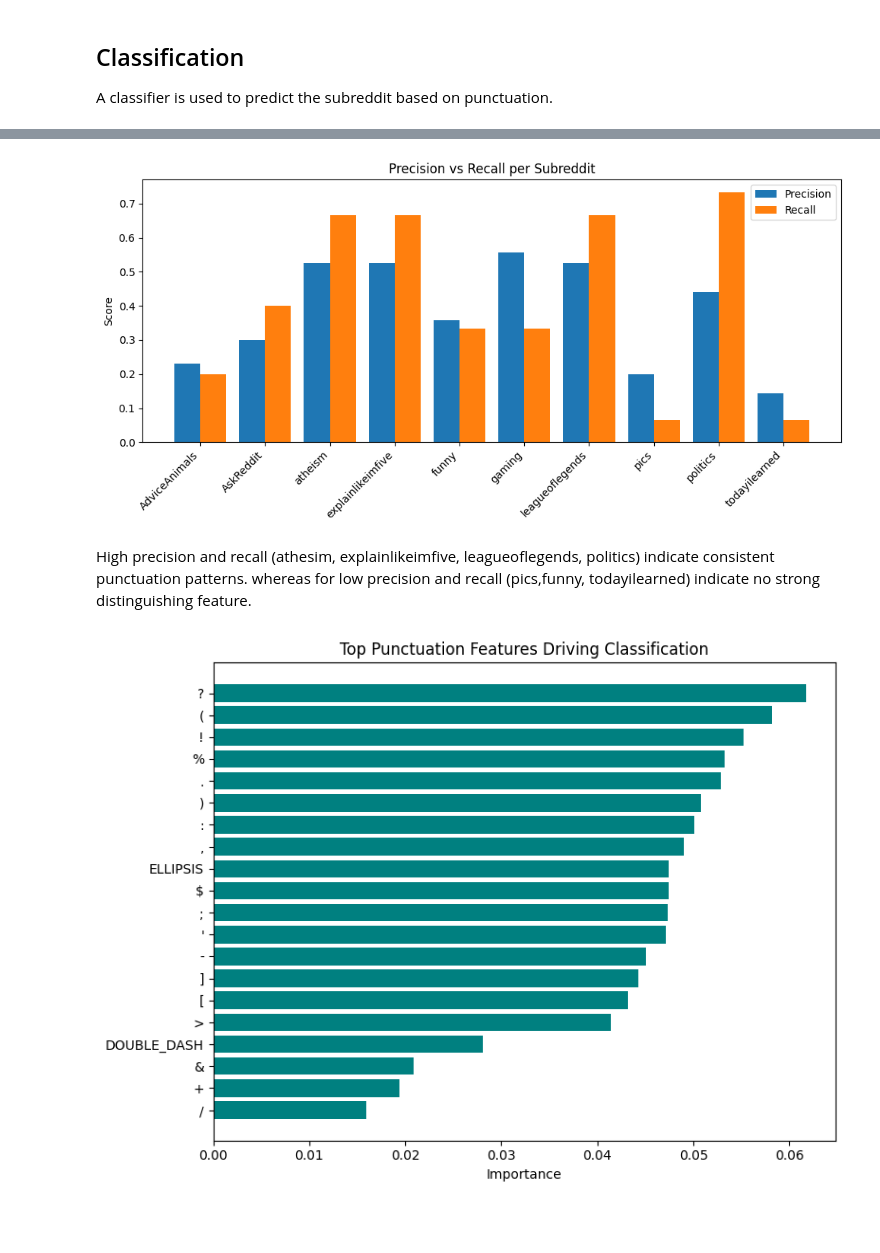
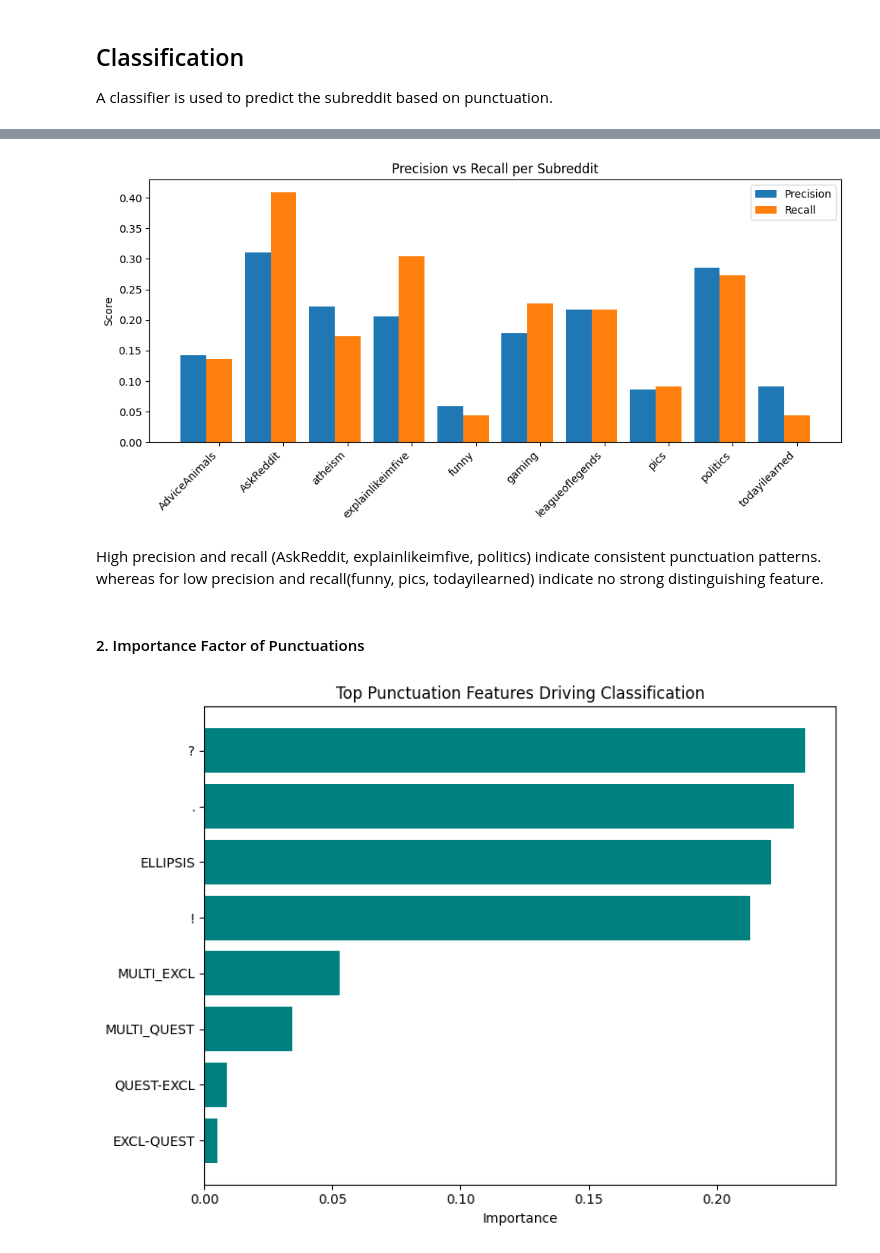
Before and after one commit to deanne-julia-luis/docana-project-Expressive-Punctuation-Patterns, a Jupyter notebook: code/ExpPunct.ipynb, the cells around one changed output, grey strips where cells are left out. Drawn from its saved outputs; the diff is of its cells as text; code cells hidden in the pictures; blank space fills up the shorter version.

```diff
--- a/code/ExpPunct.ipynb
+++ b/code/ExpPunct.ipynb
@@ -161,7 +162,7 @@ def get_avg_words_between_punct(subreddit):
         tokens = get_tokens(text)
         words_since_punct = 0
         for token in tokens:
-            if token in string.punctuation:
+            if token in BASE_PUNCT or any(re.fullmatch(p, token) for p in EXPRESSIVE_PATTERNS.values()):
                 total_intervals += 1
                 total_words += words_since_punct
                 words_since_punct = 0
@@ -441,19 +427,0 @@ LinearSVC assumes that subreddits can be separated by relatively simple linear r
-# %%
-from sklearn.svm import LinearSVC
-
-clf = LinearSVC(
-    random_state=42,
-    max_iter=5000
-)
-
-clf.fit(X_train, y_train)
-
-svc_pred = clf.predict(X_test)
-
-print("\033[1;35m")  # bold magenta
-print("╔" + "═"*40 + "╗")
-print("║      CLASSIFICATION REPORT".center(40) + "║")
-print("╚" + "═"*40 + "╝")
-print("\033[0m")  # reset
-print("Accuracy:", accuracy_score(y_test, svc_pred))
-print(classification_report(y_test, svc_pred))
@@ -480,0 +491,7 @@ A higher accuracy was achieved with Random Forest Classifier suggesting that pun
+# %%
+y = punct_df["subreddit"]
+
+EXPRESSIVE_FEATURES = list(EXPRESSIVE_PATTERNS.keys())+ list(BASE_PUNCT)
+X = punct_df.drop(columns=["subreddit", "group_id"])
+
+cl_res = evaluate_models(X, y, "Expressive Features")
@@ -484,7 +523,14 @@ We only consider the results from Random Forest Classification for visualization
 # %%
-report = classification_report(y_test, rf_pred, output_dict=True)
+rf = cl_res["rf_model"]
+rf_pred = cl_res["rf_pred"]
+y_test = cl_res["y_test"]
 
-classes = list(report.keys())[:-3]  # ignore avg rows
+labels = sorted(set(y))
+
+# REMOVE labels=labels and target_names=labels
+report = classification_report(y_test, rf_pred, output_dict=True, zero_division=0)
+
+classes = list(report.keys())[:-3]  # ignore accuracy, macro avg, weighted avg
 
 precision = [report[c]['precision'] for c in classes]
 recall = [report[c]['recall'] for c in classes]
@@ -492,8 +538,8 @@ recall = [report[c]['recall'] for c in classes]
 x = range(len(classes))
 
 plt.figure(figsize=(10,5))
-plt.bar(x, precision, width=0.4, label="Precision")
-plt.bar([i+0.4 for i in x], recall, width=0.4, label="Recall")
+plt.bar([i-0.2 for i in x], precision, width=0.4, label="Precision")
+plt.bar([i+0.2 for i in x], recall, width=0.4, label="Recall")
 
 plt.xticks([i+0.2 for i in x], classes, rotation=45, ha="right")
 plt.ylabel("Score")
@@ -503,28 +549,30 @@ plt.tight_layout()
 plt.savefig("../figures/EDA_Precision_Recall.png")
 plt.show()
 # %% [output]
-[figure, old version]
+[figure, new version]
 # %% [markdown]
-High precision and recall (athesim, explainlikeimfive, leagueoflegends, politics) indicate consistent punctuation patterns.
-whereas for low precision and recall (pics,funny, todayilearned) indicate no strong distinguishing feature.
+High precision and recall (AskReddit, explainlikeimfive, politics) indicate consistent punctuation patterns.
+whereas for low precision and recall(funny, pics, todayilearned) indicate no strong distinguishing feature.
+# %% [markdown]
+#### 2. Importance Factor of Punctuations
 # %%
 importances = rf.feature_importances_
 # remove group_id
 mask = X.columns != "group_id"
 features = X.columns[mask]
 importances = importances[mask]
 
 
-idx = np.argsort(importances)[-20:]  # top 20 features
+idx = np.argsort(importances)
 
 plt.figure(figsize=(8, 6))
 plt.barh(features[idx], importances[idx], color="teal")
 
 plt.title("Top Punctuation Features Driving Classification")
 plt.xlabel("Importance")
 
 plt.tight_layout()
 plt.savefig("../figures/EDA_Top_Punct_Features.png")
 plt.show()
 # %% [output]
-[figure, old version]
+[figure, new version]
```
Also changed, not shown: parts of 21 cells of this notebook, 6 other files.
